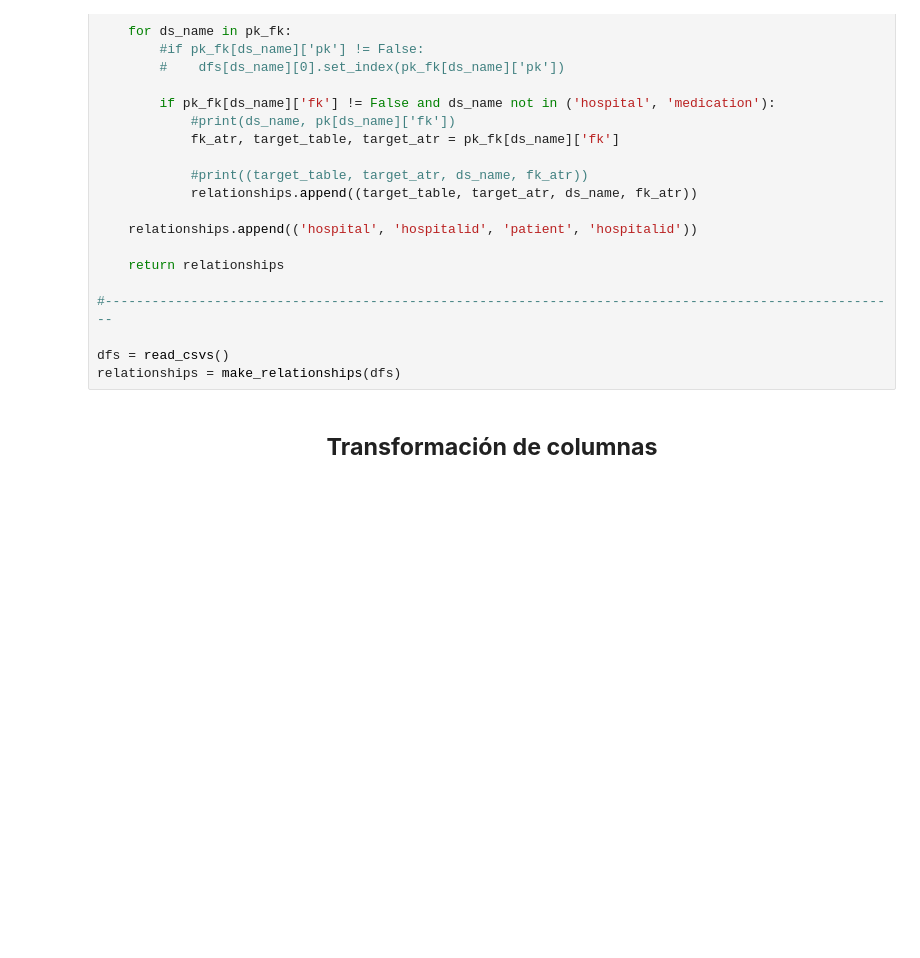
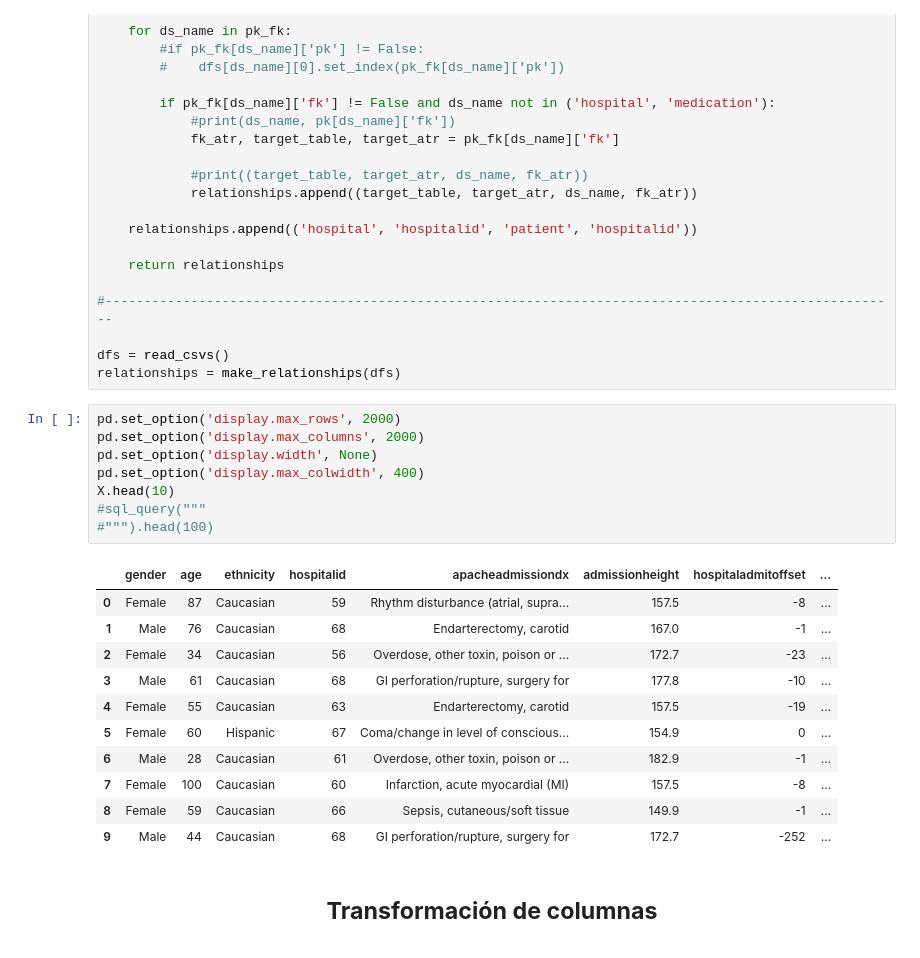
Before and after one commit to ThePylots/Reto1_Prediccion_Estancia_UCI, a Jupyter notebook: src/main.ipynb, the cells around one changed output. Drawn from its saved outputs; the diff is of its cells as text; blank space fills up the shorter version.

```diff
--- a/src/main.ipynb
+++ b/src/main.ipynb
@@ -69,6 +69,26 @@ def make_relationships(dfs):
 
 dfs = read_csvs()
 relationships = make_relationships(dfs)
+# %%
+pd.set_option('display.max_rows', 2000)
+pd.set_option('display.max_columns', 2000)
+pd.set_option('display.width', None)
+pd.set_option('display.max_colwidth', 400)
+X.head(10)
+#sql_query("""
+#""").head(100)
+# %% [output]
+|  | gender | age | ethnicity | hospitalid | apacheadmissiondx | admissionheight | hospitaladmitoffset | ... |
+| 0 | Female | 87 | Caucasian | 59 | Rhythm disturbance (atrial, supra... | 157.5 | -8 | ... |
+| 1 | Male | 76 | Caucasian | 68 | Endarterectomy, carotid | 167.0 | -1 | ... |
+| 2 | Female | 34 | Caucasian | 56 | Overdose, other toxin, poison or ... | 172.7 | -23 | ... |
+| 3 | Male | 61 | Caucasian | 68 | GI perforation/rupture, surgery for | 177.8 | -10 | ... |
+| 4 | Female | 55 | Caucasian | 63 | Endarterectomy, carotid | 157.5 | -19 | ... |
+| 5 | Female | 60 | Hispanic | 67 | Coma/change in level of conscious... | 154.9 | 0 | ... |
+| 6 | Male | 28 | Caucasian | 61 | Overdose, other toxin, poison or ... | 182.9 | -1 | ... |
+| 7 | Female | 100 | Caucasian | 60 | Infarction, acute myocardial (MI) | 157.5 | -8 | ... |
+| 8 | Female | 59 | Caucasian | 66 | Sepsis, cutaneous/soft tissue | 149.9 | -1 | ... |
+| 9 | Male | 44 | Caucasian | 68 | GI perforation/rupture, surgery for | 172.7 | -252 | ... |
 # %% [markdown]
 <center><h2><b>Transformación de columnas</b></h2></center>
 # %%
```
Also changed, not shown: parts of 5 cells of this notebook, 2 other files.
